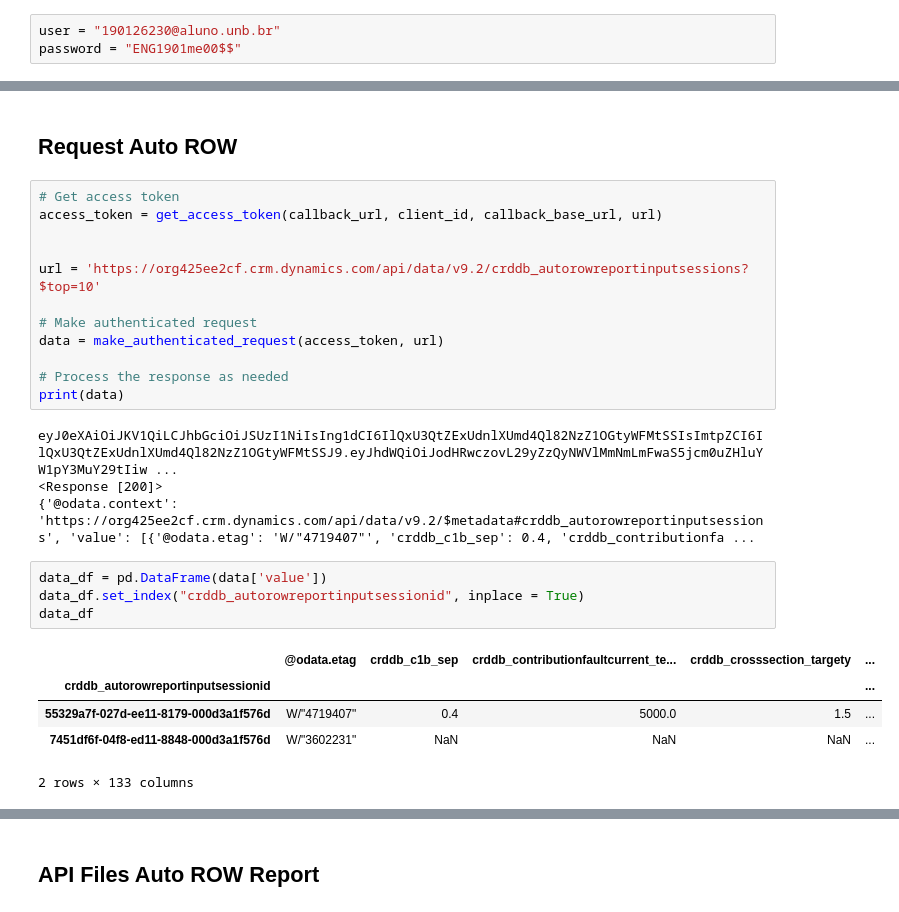
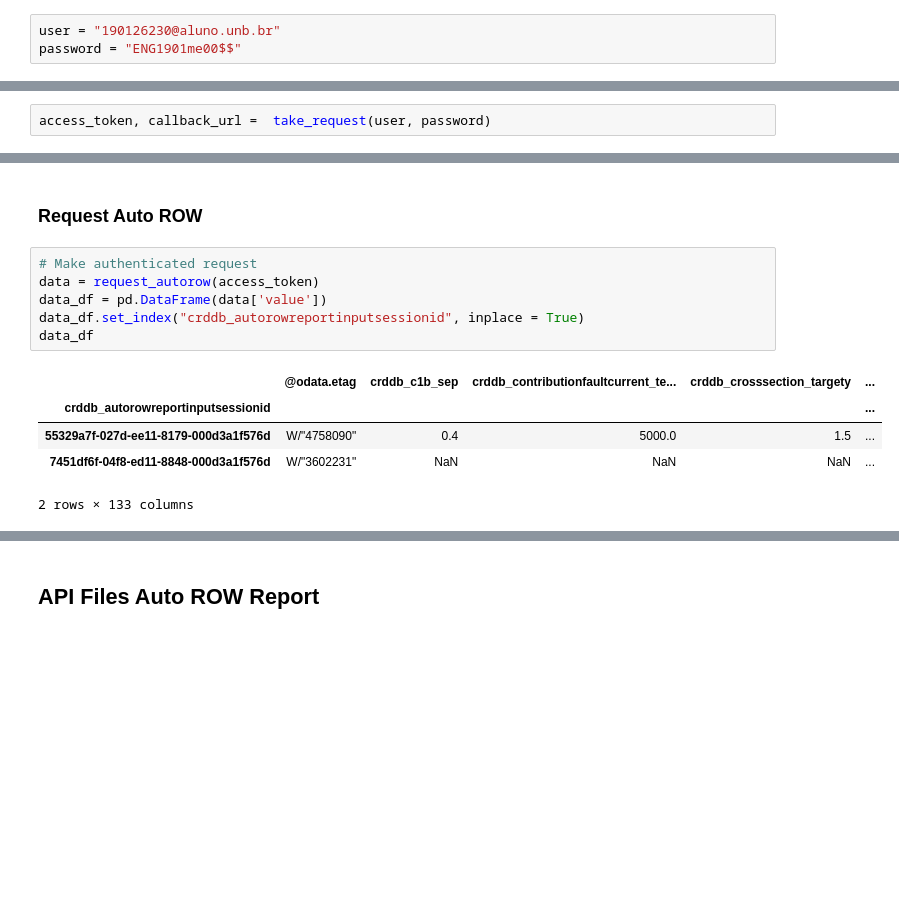
Before and after one commit to LucasLessa1/Projects, a Jupyter notebook: PowerApps/request_notebook.ipynb, the cells around one changed output, grey strips where cells are left out. Cells and saved outputs as stored; diff of their text form; blank space fills up the shorter version.

Commit message:
Organize the Request part

```diff
--- a/PowerApps/request_notebook.ipynb
+++ b/PowerApps/request_notebook.ipynb
@@ -48,0 +16,2 @@ https://localhost/?code=0.AQoAoZs17AtjK024M8jm1I-AWYkU-FHuEp5Kqq6iWR9FmH0BAAA.Ag
+# %%
+access_token, callback_url =  take_request(user, password)
@@ -49,28 +21,14 @@ https://localhost/?code=0.AQoAoZs17AtjK024M8jm1I-AWYkU-FHuEp5Kqq6iWR9FmH0BAAA.Ag
 # %% [markdown]
-## Request Auto ROW
+### Request Auto ROW
-# %%
-# Get access token
-access_token = get_access_token(callback_url, client_id, callback_base_url, url)
-
-
-url = 'https://org425ee2cf.crm.dynamics.com/api/data/v9.2/crddb_autorowreportinputsessions?$top=10'
-
-# Make authenticated request
-data = make_authenticated_request(access_token, url)
-
-# Process the response as needed
-print(data)
-# %% [output]
-eyJ0eXAiOiJKV1QiLCJhbGciOiJSUzI1NiIsIng1dCI6IlQxU3QtZExUdnlXUmd4Ql82NzZ1OGtyWFMtSSIsImtpZCI6IlQxU3QtZExUdnlXUmd4Ql82NzZ1OGtyWFMtSSJ9.eyJhdWQiOiJodHRwczovL29yZzQyNWVlMmNmLmFwaS5jcm0uZHluYW1pY3MuY29tIiw ...
-<Response [200]>
-{'@odata.context': 'https://org425ee2cf.crm.dynamics.com/api/data/v9.2/$metadata#crddb_autorowreportinputsessions', 'value': [{'@odata.etag': 'W/"4719407"', 'crddb_c1b_sep': 0.4, 'crddb_contributionfa ...
 # %%
+# Make authenticated request
+data = request_autorow(access_token)
 data_df = pd.DataFrame(data['value'])
 data_df.set_index("crddb_autorowreportinputsessionid", inplace = True)
 data_df
 # %% [output]
 |  | @odata.etag | crddb_c1b_sep | crddb_contributionfaultcurrent_te... | crddb_crosssection_targety | ... |
 | crddb_autorowreportinputsessionid |  |  |  |  | ... |
-| 55329a7f-027d-ee11-8179-000d3a1f576d | W/"4719407" | 0.4 | 5000.0 | 1.5 | ... |
+| 55329a7f-027d-ee11-8179-000d3a1f576d | W/"4758090" | 0.4 | 5000.0 | 1.5 | ... |
 | 7451df6f-04f8-ed11-8848-000d3a1f576d | W/"3602231" | NaN | NaN | NaN | ... |
 2 rows × 133 columns
```
Also changed, not shown: parts of 59 cells of this notebook.
